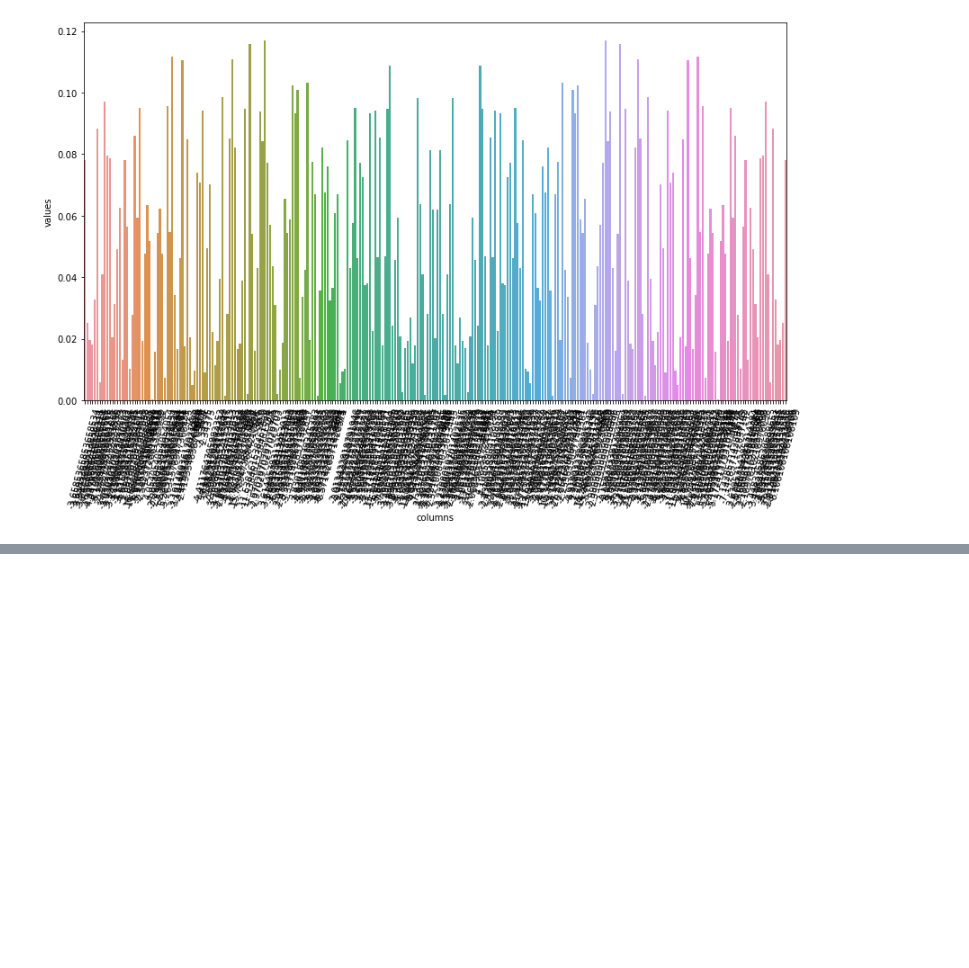
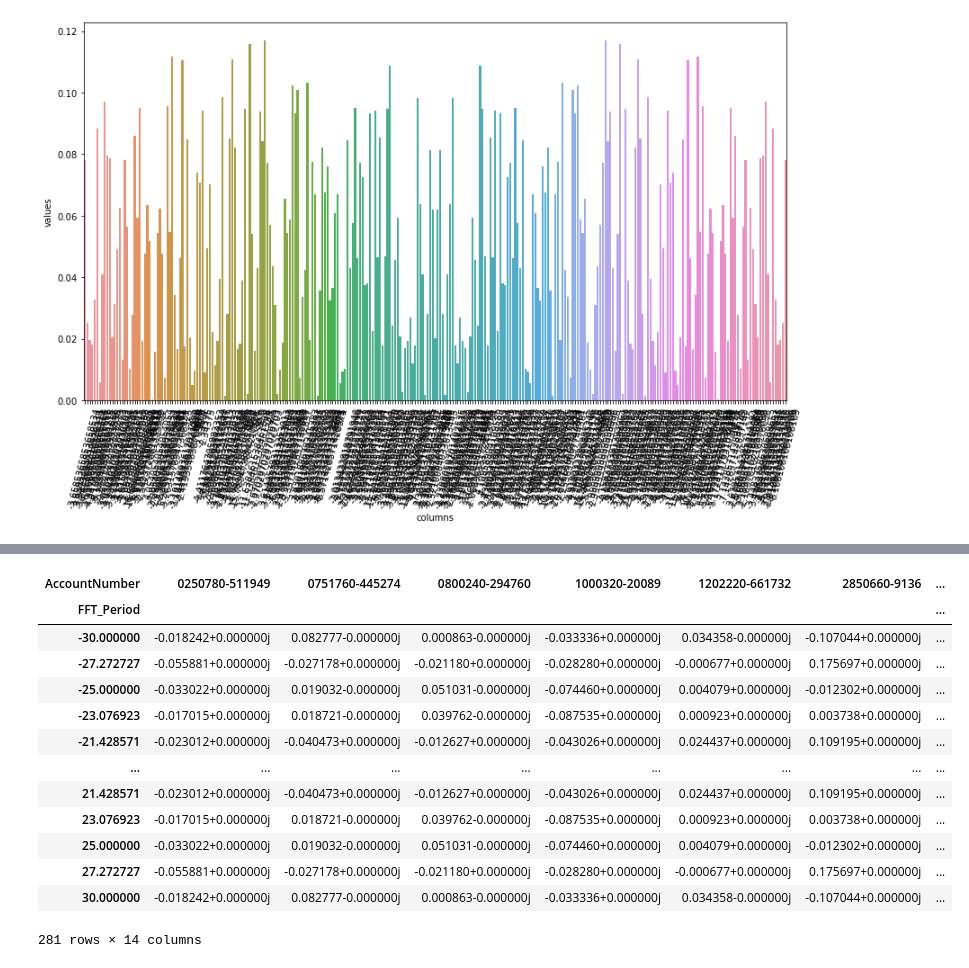
Before and after one commit to Starfarmer2/DIIG_Aquatrax_F23, a Jupyter notebook: src/Small_Leaks/PCA_Caroline.ipynb, the cells around one changed output, grey strips where cells are left out. Cells and saved outputs as stored; diff of their text form; code cells hidden in the pictures; blank space fills up the shorter version.

```diff
--- a/src/Small_Leaks/PCA_Caroline.ipynb
+++ b/src/Small_Leaks/PCA_Caroline.ipynb
@@ -330,3 +333,6 @@ plt.tight_layout()
 plt.show()
 # %% [output]
 [figure]
+# %%
+feature_vector = sort_evecs[0:14]
+feature_vector
@@ -332,0 +359,19 @@ plt.show()
+# %%
+final_data = feature_vector.transpose()*normalized_df.transpose()
+final_data
+#idk if this is right. Need to relable the column names too I think
+# %% [output]
+| AccountNumber | 0250780-511949 | 0751760-445274 | 0800240-294760 | 1000320-20089 | 1202220-661732 | 2850660-9136 | ... |
+| FFT_Period |  |  |  |  |  |  | ... |
+| -30.000000 | -0.018242+0.000000j | 0.082777-0.000000j | 0.000863-0.000000j | -0.033336+0.000000j | 0.034358-0.000000j | -0.107044+0.000000j | ... |
+| -27.272727 | -0.055881+0.000000j | -0.027178+0.000000j | -0.021180+0.000000j | -0.028280+0.000000j | -0.000677+0.000000j | 0.175697+0.000000j | ... |
+| -25.000000 | -0.033022+0.000000j | 0.019032-0.000000j | 0.051031-0.000000j | -0.074460+0.000000j | 0.004079+0.000000j | -0.012302+0.000000j | ... |
+| -23.076923 | -0.017015+0.000000j | 0.018721-0.000000j | 0.039762-0.000000j | -0.087535+0.000000j | 0.000923+0.000000j | 0.003738+0.000000j | ... |
+| -21.428571 | -0.023012+0.000000j | -0.040473+0.000000j | -0.012627+0.000000j | -0.043026+0.000000j | 0.024437+0.000000j | 0.109195+0.000000j | ... |
+| ... | ... | ... | ... | ... | ... | ... | ... |
+| 21.428571 | -0.023012+0.000000j | -0.040473+0.000000j | -0.012627+0.000000j | -0.043026+0.000000j | 0.024437+0.000000j | 0.109195+0.000000j | ... |
+| 23.076923 | -0.017015+0.000000j | 0.018721-0.000000j | 0.039762-0.000000j | -0.087535+0.000000j | 0.000923+0.000000j | 0.003738+0.000000j | ... |
+| 25.000000 | -0.033022+0.000000j | 0.019032-0.000000j | 0.051031-0.000000j | -0.074460+0.000000j | 0.004079+0.000000j | -0.012302+0.000000j | ... |
+| 27.272727 | -0.055881+0.000000j | -0.027178+0.000000j | -0.021180+0.000000j | -0.028280+0.000000j | -0.000677+0.000000j | 0.175697+0.000000j | ... |
+| 30.000000 | -0.018242+0.000000j | 0.082777-0.000000j | 0.000863-0.000000j | -0.033336+0.000000j | 0.034358-0.000000j | -0.107044+0.000000j | ... |
+281 rows × 14 columns
```
Also changed, not shown: parts of 8 cells of this notebook.
